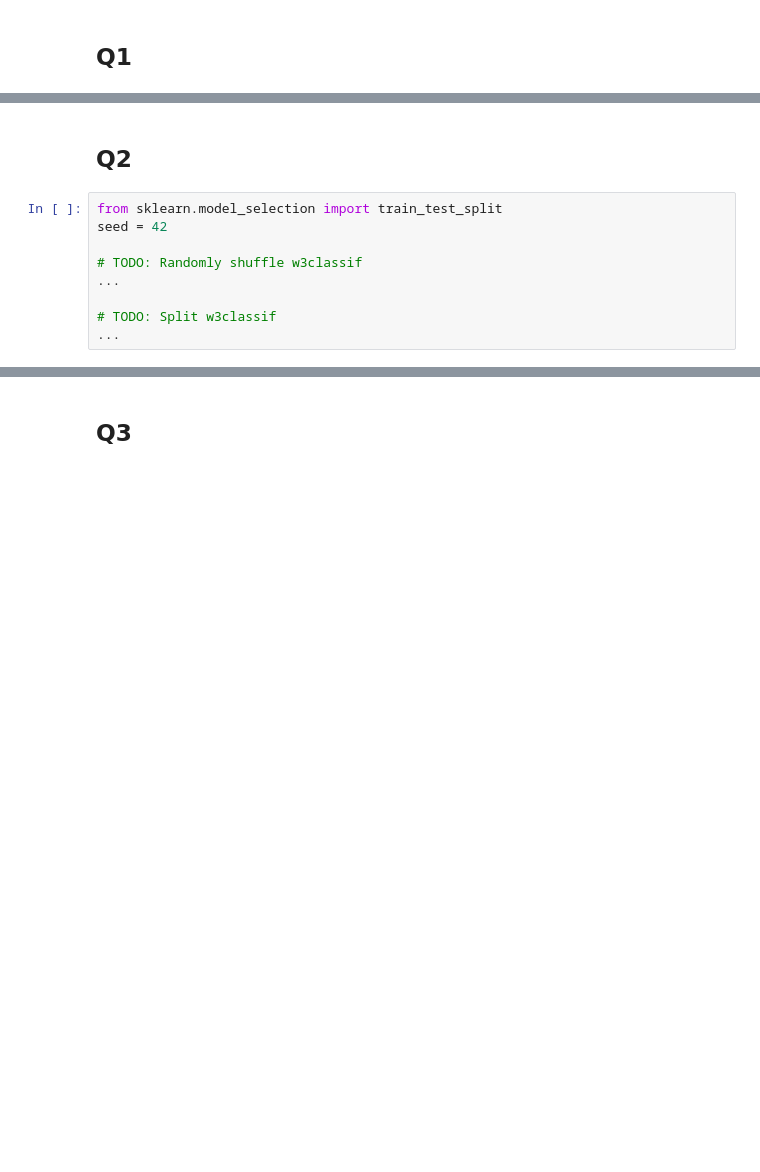
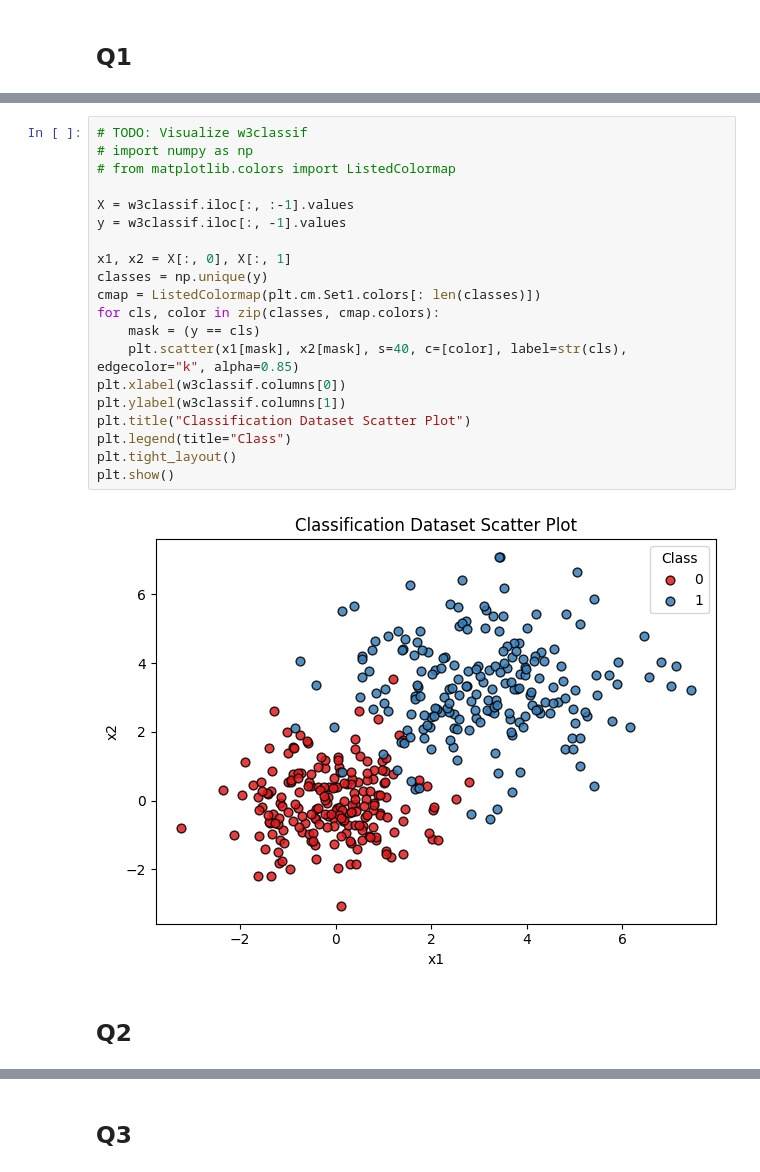
Before and after one commit to vrecla/comp7703-pracs-nb, a Jupyter notebook: PracW2.ipynb, the cells around one changed output, grey strips where cells are left out. Cells and saved outputs as stored; diff of their text form; blank space fills up the shorter version.

```diff
--- a/PracW2.ipynb
+++ b/PracW2.ipynb
@@ -28,11 +35,24 @@ FileNotFoundError: [Errno 2] No such file or directory: './w3regr.csv'
+# %%
+# TODO: Visualize w3classif
+# import numpy as np
+# from matplotlib.colors import ListedColormap
+
+X = w3classif.iloc[:, :-1].values
+y = w3classif.iloc[:, -1].values
+
+x1, x2 = X[:, 0], X[:, 1]
+classes = np.unique(y)
+cmap = ListedColormap(plt.cm.Set1.colors[: len(classes)])
+for cls, color in zip(classes, cmap.colors):
+    mask = (y == cls)
+    plt.scatter(x1[mask], x2[mask], s=40, c=[color], label=str(cls), edgecolor="k", alpha=0.85)
+plt.xlabel(w3classif.columns[0])
+plt.ylabel(w3classif.columns[1])
+plt.title("Classification Dataset Scatter Plot")
+plt.legend(title="Class")
+plt.tight_layout()
+plt.show()
+# %% [output]
+[figure, added]
 # %% [markdown]
 ## Q2
-# %%
-from sklearn.model_selection import train_test_split
-seed = 42
-
-# TODO: Randomly shuffle w3classif
-...
-
-# TODO: Split w3classif
-...
```
Also changed, not shown: parts of 13 cells of this notebook.
